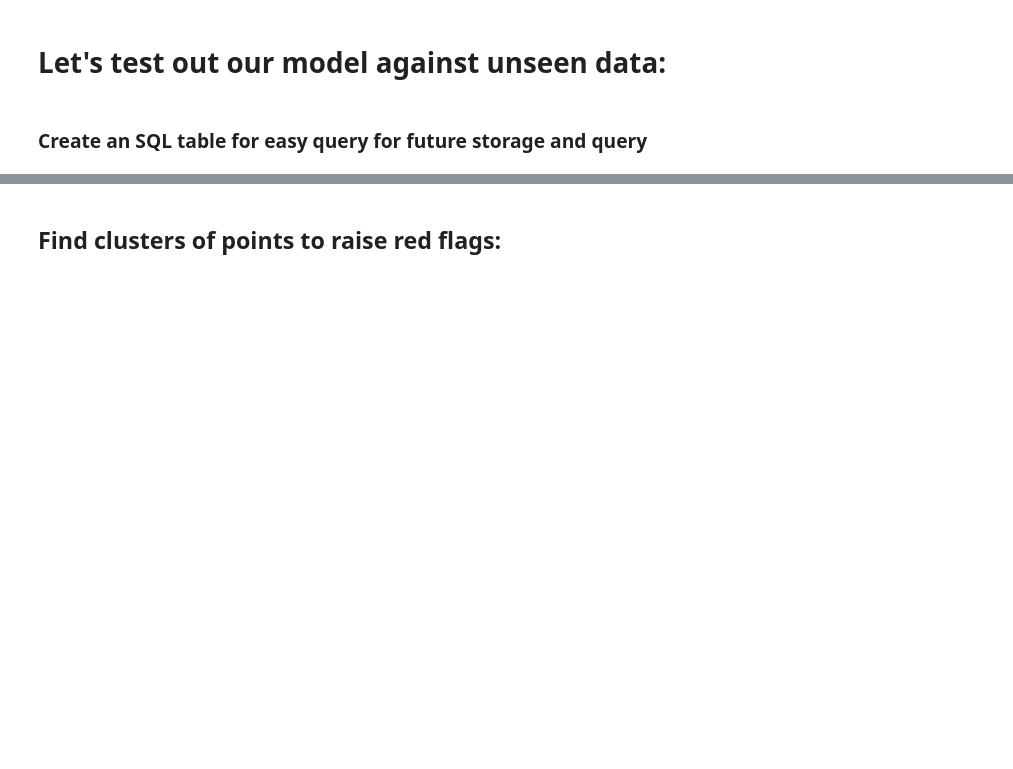
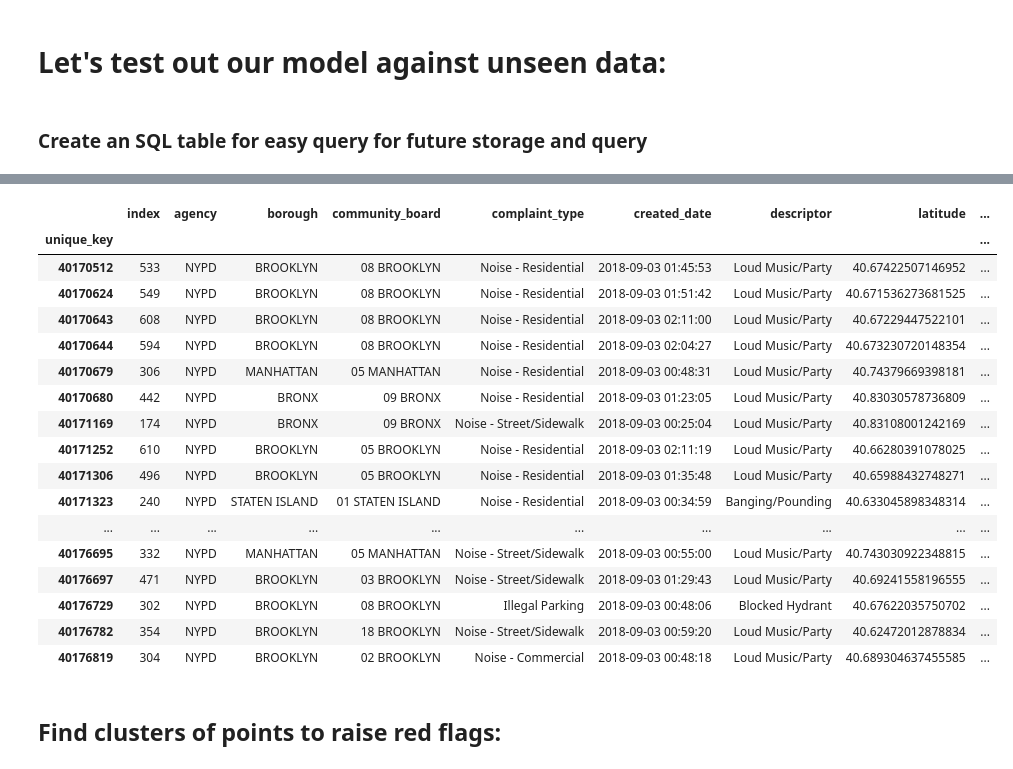
Before and after one commit to NickelousTex/Energy-NYCHA, a Jupyter notebook: EDA/MVP.ipynb, the cells around one changed output, grey strips where cells are left out. Drawn from its saved outputs; the diff is of its cells as text; code cells hidden in the pictures; blank space fills up the shorter version.

```diff
--- a/EDA/MVP.ipynb
+++ b/EDA/MVP.ipynb
@@ -513,0 +634,27 @@ engine.execute("SELECT *FROM predictions_311").fetchall()
+# %%
+predicted.set_index('unique_key', inplace=True)
+# %%
+predicted.sort_index(inplace=True)
+# %%
+predicted['Actual_Time'] = actual['Real_Time_To_Close']
+# %%
+predicted
+# %% [output]
+|  | index | agency | borough | community_board | complaint_type | created_date | descriptor | latitude | ... |
+| unique_key |  |  |  |  |  |  |  |  | ... |
+| 40170512 | 533 | NYPD | BROOKLYN | 08 BROOKLYN | Noise - Residential | 2018-09-03 01:45:53 | Loud Music/Party | 40.67422507146952 | ... |
+| 40170624 | 549 | NYPD | BROOKLYN | 08 BROOKLYN | Noise - Residential | 2018-09-03 01:51:42 | Loud Music/Party | 40.671536273681525 | ... |
+| 40170643 | 608 | NYPD | BROOKLYN | 08 BROOKLYN | Noise - Residential | 2018-09-03 02:11:00 | Loud Music/Party | 40.67229447522101 | ... |
+| 40170644 | 594 | NYPD | BROOKLYN | 08 BROOKLYN | Noise - Residential | 2018-09-03 02:04:27 | Loud Music/Party | 40.673230720148354 | ... |
+| 40170679 | 306 | NYPD | MANHATTAN | 05 MANHATTAN | Noise - Residential | 2018-09-03 00:48:31 | Loud Music/Party | 40.74379669398181 | ... |
+| 40170680 | 442 | NYPD | BRONX | 09 BRONX | Noise - Residential | 2018-09-03 01:23:05 | Loud Music/Party | 40.83030578736809 | ... |
+| 40171169 | 174 | NYPD | BRONX | 09 BRONX | Noise - Street/Sidewalk | 2018-09-03 00:25:04 | Loud Music/Party | 40.83108001242169 | ... |
+| 40171252 | 610 | NYPD | BROOKLYN | 05 BROOKLYN | Noise - Residential | 2018-09-03 02:11:19 | Loud Music/Party | 40.66280391078025 | ... |
+| 40171306 | 496 | NYPD | BROOKLYN | 05 BROOKLYN | Noise - Residential | 2018-09-03 01:35:48 | Loud Music/Party | 40.65988432748271 | ... |
+| 40171323 | 240 | NYPD | STATEN ISLAND | 01 STATEN ISLAND | Noise - Residential | 2018-09-03 00:34:59 | Banging/Pounding | 40.633045898348314 | ... |
+| ... | ... | ... | ... | ... | ... | ... | ... | ... | ... |
+| 40176695 | 332 | NYPD | MANHATTAN | 05 MANHATTAN | Noise - Street/Sidewalk | 2018-09-03 00:55:00 | Loud Music/Party | 40.743030922348815 | ... |
+| 40176697 | 471 | NYPD | BROOKLYN | 03 BROOKLYN | Noise - Street/Sidewalk | 2018-09-03 01:29:43 | Loud Music/Party | 40.69241558196555 | ... |
+| 40176729 | 302 | NYPD | BROOKLYN | 08 BROOKLYN | Illegal Parking | 2018-09-03 00:48:06 | Blocked Hydrant | 40.67622035750702 | ... |
+| 40176782 | 354 | NYPD | BROOKLYN | 18 BROOKLYN | Noise - Street/Sidewalk | 2018-09-03 00:59:20 | Loud Music/Party | 40.62472012878834 | ... |
+| 40176819 | 304 | NYPD | BROOKLYN | 02 BROOKLYN | Noise - Commercial | 2018-09-03 00:48:18 | Loud Music/Party | 40.689304637455585 | ... |
```
Also changed, not shown: parts of 56 cells of this notebook, 12 other files.
